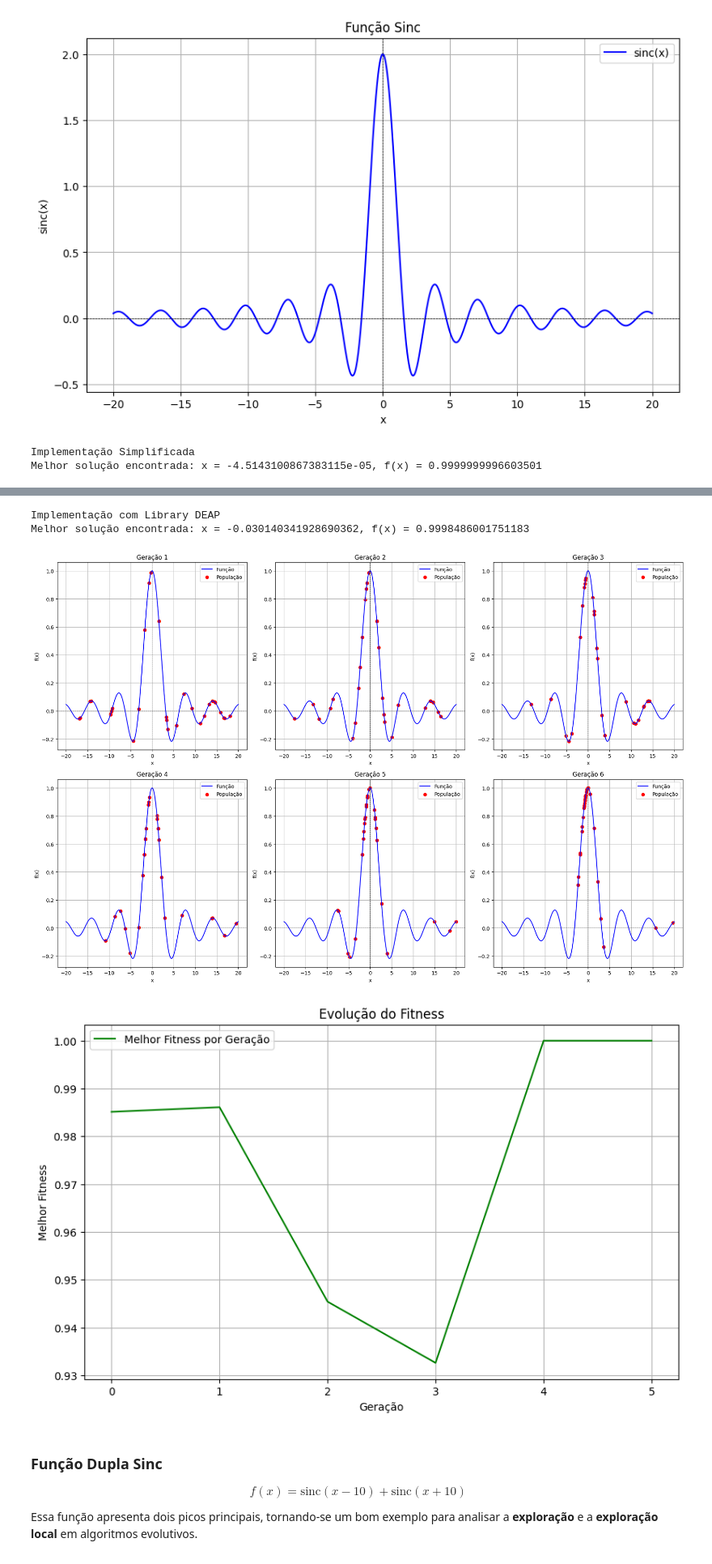
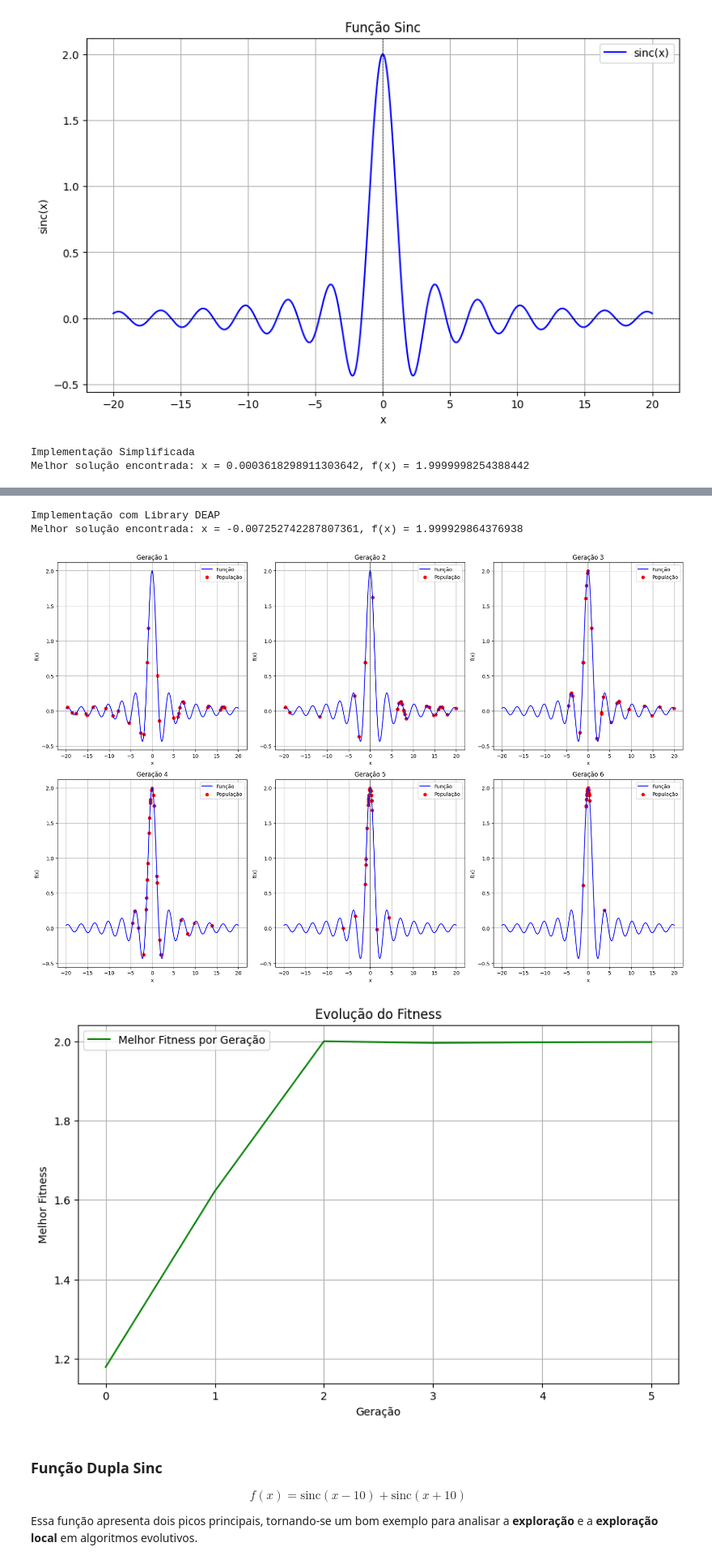
Before and after one commit to JunioCesarFerreira/studies-of-evolutionary-algorithms, a Jupyter notebook: nb/4-find-max-real-function.ipynb, the cells around one changed output, grey strips where cells are left out. Shown at 81% size. Saved outputs shown, nothing was run; the diff lists cells and outputs as text; code cells hidden in the pictures.

```diff
--- a/nb/4-find-max-real-function.ipynb
+++ b/nb/4-find-max-real-function.ipynb
@@ -253,9 +253,3 @@ Ao final da última geração $G$, retorna-se:
 $$
 x^* = \arg\max_{x \in \{x_i^G\}} f(x).
 $$
-# %%
-# Definição da função sinc
-def f(x):
-    return np.where(x == 0, 1.0, np.sin(x) / x)
-
-run_ga(function=f, interval=[-30, 30])
@@ -575,10 +565,10 @@ plt.show()
 [figure]
 # %%
 print("Implementação Simplificada")
-run_ga(function=f, interval=[-20, 20])
+run_ga(function=sinc, interval=[-20, 20])
 
 print("Implementação com Library DEAP")
-run_ga_deap(function=f, interval=[-20, 20])
+run_ga_deap(function=sinc, interval=[-20, 20])
 # %% [output]
 Implementação Simplificada
-Melhor solução encontrada: x = -4.5143100867383115e-05, f(x) = 0.9999999996603501
+Melhor solução encontrada: x = 0.0003618298911303642, f(x) = 1.9999998254388442
@@ -587,7 +577,7 @@ Melhor solução encontrada: x = -4.5143100867383115e-05, f(x) = 0.9999999996603
 Implementação com Library DEAP
-Melhor solução encontrada: x = -0.030140341928690362, f(x) = 0.9998486001751183
+Melhor solução encontrada: x = -0.007252742287807361, f(x) = 1.999929864376938
-[figure, old version]
+[figure, new version]
-[figure, old version]
+[figure, new version]
 # %% [markdown]
 ### Função Dupla Sinc
 
```
Also changed, not shown: parts of 6 cells of this notebook, 7 other files.
